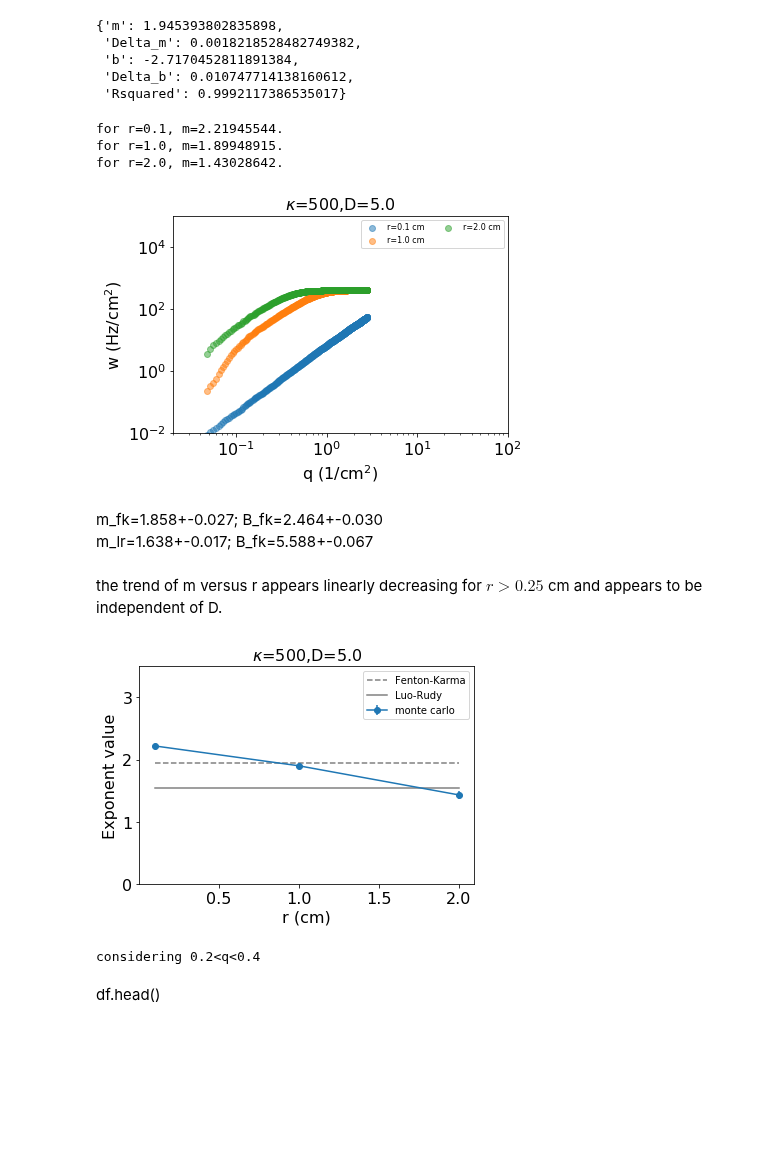
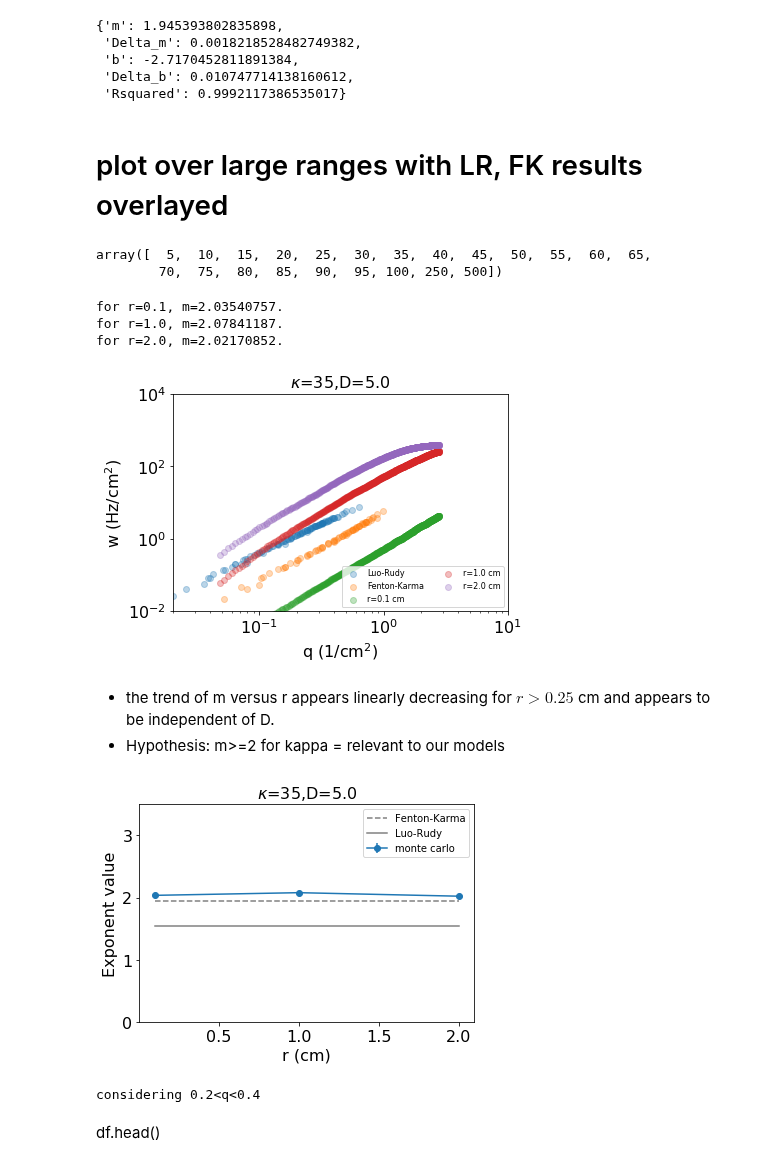
Before and after one commit to timtyree/bgmc, a Jupyter notebook: python/dev data parsing.ipynb, the cells around one changed output. Drawn from its saved outputs; the diff is of its cells as text; code cells hidden in the pictures; blank space fills up the shorter version.

Commit message:
analysis of large range

```diff
--- a/python/dev data parsing.ipynb
+++ b/python/dev data parsing.ipynb
@@ -695,8 +690,37 @@ dict_out
  'b': -2.7170452811891384,
  'Delta_b': 0.010747714138160612,
  'Rsquared': 0.9992117386535017}
+# %% [markdown]
+# plot over large ranges with LR, FK results overlayed
+# %%
+#load birth death rates from the full model
+data_folder=f'{nb_dir}/data'
+os.chdir(data_folder)
+
+data_fk_fn='full_results/data_fig4_vidmar_fk_tt.csv'
+data_lr_fn='full_results/data_fig4_vidmar_lr_tt.csv'
+
+fk=pd.read_csv(data_fk_fn)
+fk['N']=fk['No2']*2
+fk['q']=fk['N']/fk['A'] #number of tips per square centimeter
+fk['w']=fk['rate']/fk['A'] #[mHz?]/cm^2
+
+lr=pd.read_csv(data_lr_fn)
+lr['N']=lr['No2']*2
+lr['q']=lr['N']/lr['A'] #number of tips per square centimeter
+lr['w']=lr['rate']/lr['A'] #[mHz?]/cm^2
+# %%
+kappa_values
+# %% [output]
+array([  5,  10,  15,  20,  25,  30,  35,  40,  45,  50,  55,  60,  65,
+        70,  75,  80,  85,  90,  95, 100, 250, 500])
 # %%
-D=5.;kappa=500;Dt_over_dt=1.;L=L_values[-1]
+#plot up WJ's results
+yscale=10**3
+plt.scatter(x=lr.q.values,y=yscale*lr.w.values,alpha=0.3,label='Luo-Rudy')
+plt.scatter(x=fk.q.values,y=yscale*fk.w.values,alpha=0.3,label='Fenton-Karma')
+
+D=5.;kappa=35;Dt_over_dt=1.;L=L_values[-1]
 query=(df.set_second==0)&(df.reflect==0)&(df.Dt_over_dt==Dt_over_dt)&(df.D==D)&(df.kappa==kappa)&(df.L==L)
 title=r"$\kappa$="+f"{kappa:.0f},D={D}"
 # title=f"r={r:.1f},"+r"$\kappa$="+f"{kappa:.0f},D={D}"
@@ -709,46 +733,44 @@ q_min=.02;q_max=.2 #low density
 q_min=0.2;q_max=.4 #high density
 for r in [.1,1,2]:#r_values:#
     query2 = dg.r==r
     dg2=dg[query2].sort_values('q')
     x_values=dg2.q.values
     y_values=dg2.w.values
 #     c_values=Dt_over_dt+0.*x_values
 
-    plt.scatter(x_values,y_values,label=f'r={r:.1f} cm',alpha=0.5)#,s=4)#,c=c_values)
+    plt.scatter(x_values,y_values,label=f'r={r:.1f} cm',alpha=0.3)#,s=4)#,c=c_values)
 #     boo=(x_values>40)&(x_values<60)
 #     boo=(x_values<20)
     boo=(x_values>q_min)&(x_values<q_max)
     x=x_values[boo]#[:10]#[300-11:]
     y=y_values[boo]#[:10]#[300-11:]
     dict_out=compute_95CI_ols(np.log(x),np.log(y))
     m=dict_out['m']
     Delta_m=dict_out['Delta_m']*2
     r_lst.append(r)
     m_lst.append(m)
     Delta_m_lst.append(Delta_m)
 
     print(f'for r={r:.1f}, m={m:.8f}.')
 plt.title(title,fontsize=fontsize)
 plt.xlabel(r'q (1/cm$^2$)',fontsize=fontsize)
 plt.ylabel(r'w (Hz/cm$^2$)',fontsize=fontsize)
 plt.xscale('log')
 plt.yscale('log')
 plt.tick_params(axis='both', which='major', labelsize=fontsize)
 plt.tick_params(axis='both', which='minor', labelsize=0)
-plt.legend(fontsize=fontsize-8,ncol=2)
-plt.xlim([.02,100])
-plt.ylim([0.01,100000])
+plt.legend(fontsize=fontsize-8,ncol=2,loc='lower right')
+plt.xlim([.02,10])
+plt.ylim([0.01,10000])
 plt.show()
 # %% [output]
-for r=0.1, m=2.21945544.
-for r=1.0, m=1.89948915.
-for r=2.0, m=1.43028642.
+for r=0.1, m=2.03540757.
+for r=1.0, m=2.07841187.
+for r=2.0, m=2.02170852.
-[figure, old version]
+[figure, new version]
-# %% [markdown]
-m_fk=1.858+-0.027; B_fk=2.464+-0.030<br>
-m_lr=1.638+-0.017; B_fk=5.588+-0.067
 # %% [markdown]
-the trend of m versus r appears linearly decreasing for $r>0.25$ cm and appears to be independent of D.
+- the trend of m versus r appears linearly decreasing for $r>0.25$ cm and appears to be independent of D.
+- Hypothesis: m>=2 for kappa = relevant to our models
 # %%
 m_fk=1.945#1.858;#+-0.027; B_fk=2.464+-0.030<br>
 m_lr=1.544#1.638;#+-0.017; B_fk=5.588+-0.067
@@ -775,7 +797,7 @@ plt.show()
 # print("considering N<20 spiral tips")
 print(f"considering {q_min}<q<{q_max}")
 # %% [output]
-[figure, old version]
+[figure, new version]
 considering 0.2<q<0.4
 # %% [markdown]
 df.head()
```
Also changed, not shown: parts of 4 cells of this notebook, 2 other files.
